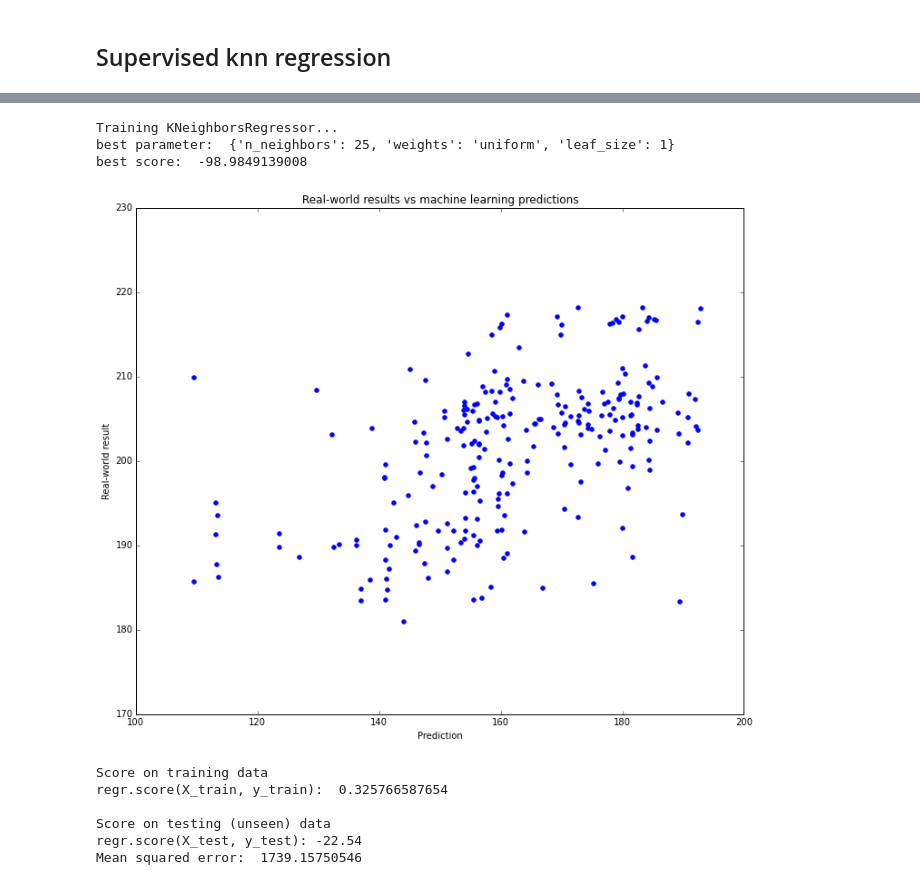
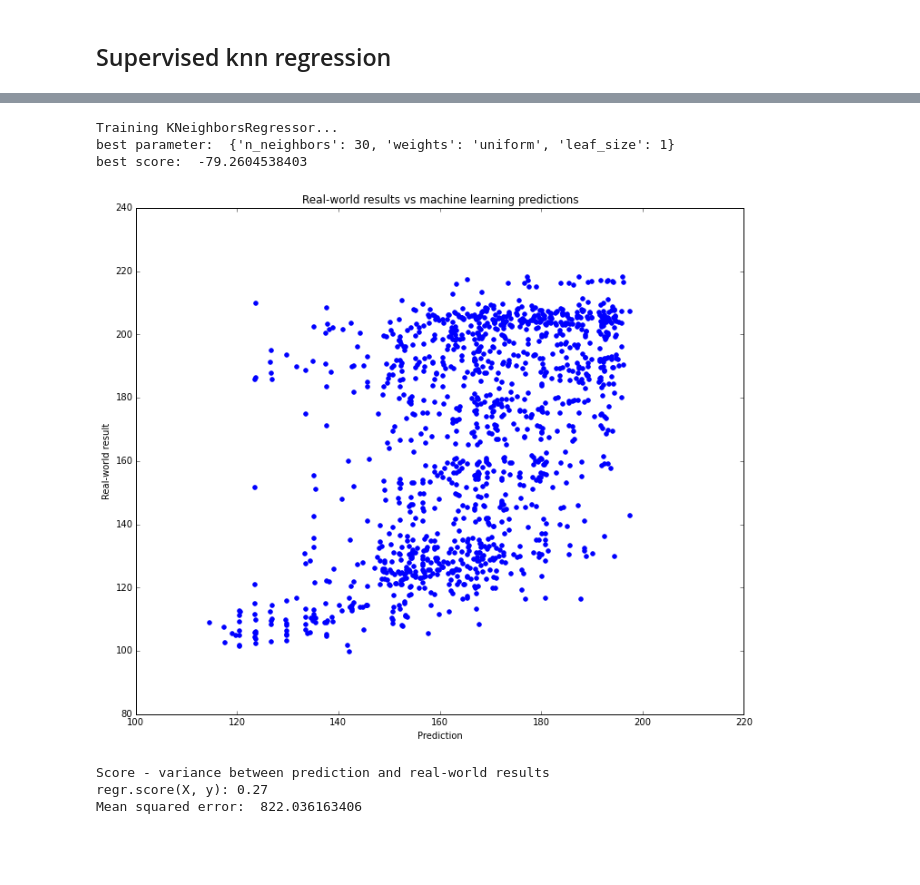
Before and after one commit to carldgosselin/build-a-stock-price-indicator, a Jupyter notebook: 330_supervised_knn_regression.ipynb, the cells around one changed output, grey strips where cells are left out. Cells and saved outputs as stored; diff of their text form; code cells hidden in the pictures; blank space fills up the shorter version.

```diff
--- a/330_supervised_knn_regression.ipynb
+++ b/330_supervised_knn_regression.ipynb
@@ -81,8 +81,8 @@ def show_knn_regression():
     # plot_selected(df, ['Adj Close'], '2015-01-01', '2016-01-01')
 
     # Get the features and labels from the stock dataset
-    # X = df.iloc[:,:-1]
-    # y = df.iloc[:, -1]
+    X = df.iloc[0:1253,:-1]
+    y = df.iloc[0:1253, -1]
     # Split the data into training/testing sets
     # X_train, X_test, y_train, y_test = train_test_split(X, y, test_size=0.3, random_state=0)
     ##### NOTE:  Can't use gridsearchCV.train_test_split because it doesn't do roll-forward cross validation. #####
@@ -103,60 +103,73 @@ def show_knn_regression():
 
     # Fit model to training data
     knn = KNeighborsRegressor()
-    train_knn(knn, X_train, y_train)
+
+    # train_knn(knn, X_train, y_train)
+    train_knn(knn, X, y)
+
+
     # print "knn model attributes: "
     # print knn
 
     # Create linear regression object
     # regr = KNeighborsRegressor(n_neighbors=10)
-    regr = KNeighborsRegressor(n_neighbors=25, weights='uniform', leaf_size=1)
+    regr = KNeighborsRegressor(n_neighbors=30, weights='uniform', leaf_size=1)
 
     # Train the model using the training sets
-    regr.fit(X_train, y_train)
+    # regr.fit(X_train, y_train)
+    regr.fit(X, y)
 
     # Query
-    regr.predict(X_test)
+    # regr.predict(X_test)
+    regr.predict(X)
+
 
     # Plot outputs
     plt.figure(figsize=(12,10))
     plt.title("Real-world results vs machine learning predictions")
     plt.xlabel("Prediction")
     plt.ylabel("Real-world result")
-    plt.scatter(regr.predict(X_test), y_test, color='blue')
+
+    # plt.scatter(regr.predict(X_test), y_test, color='blue')
+    plt.scatter(regr.predict(X), y, color='blue')
+
+
     # plt.plot(regr.predict(X_test), regr.predict(X_test), color='blue', linewidth=1)
     plt.show()
 
     # Explained variance score: 1 is perfect
     # Score
-    print "Score on training data"
-    print "regr.score(X_train, y_train): ", regr.score(X_train, y_train), "\n"
+    ##  print "Score on training data"
+    ##  print "regr.score(X_train, y_train): ", regr.score(X_train, y_train), "\n"
 
-    print "Score on testing (unseen) data"
-    print('regr.score(X_test, y_test): %.2f' % regr.score(X_test, y_test))
+    ## print "Score on testing (unseen) data"
+    ## print('regr.score(X_test, y_test): %.2f' % regr.score(X_test, y_test))
+    print "Score - variance between prediction and real-world results"
+    print('regr.score(X, y): %.2f' % regr.score(X, y))
+
+
     # The mean square error
-    print "Mean squared error: ", mean_squared_error(y_test, regr.predict(X_test)), "\n"
+    ## print "Mean squared error: ", mean_squared_error(y_test, regr.predict(X_test)), "\n"
+    print "Mean squared error: ", mean_squared_error(y, regr.predict(X)), "\n"
     # print("Residual sum of squares: %.2f"
           # % np.mean((regr.predict(X_test) - y_test) ** 2))
 
     # print "Prediction - regr.predict(X_test): "
     # print regr.predict(X_test)[0]
     # print regr.predict(X_test)[1]
     # print regr.predict(X_test)[2]
     # print regr.predict(X_test)[3]
     # print regr.predict(X_test)[4], "\n"
     # print "Actual (y_test): "
     # print y_test.head()
 
 if __name__ == "__main__":
     show_knn_regression()
 # %% [output]
 Training KNeighborsRegressor...
-best parameter:  {'n_neighbors': 25, 'weights': 'uniform', 'leaf_size': 1}
-best score:  -98.9849139008
+best parameter:  {'n_neighbors': 30, 'weights': 'uniform', 'leaf_size': 1}
+best score:  -79.2604538403
-[figure, old version]
+[figure, new version]
-Score on training data
-regr.score(X_train, y_train):  0.325766587654
-
-Score on testing (unseen) data
-regr.score(X_test, y_test): -22.54
-Mean squared error:  1739.15750546
+Score - variance between prediction and real-world results
+regr.score(X, y): 0.27
+Mean squared error:  822.036163406
```
Also changed, not shown: 2 other files.
